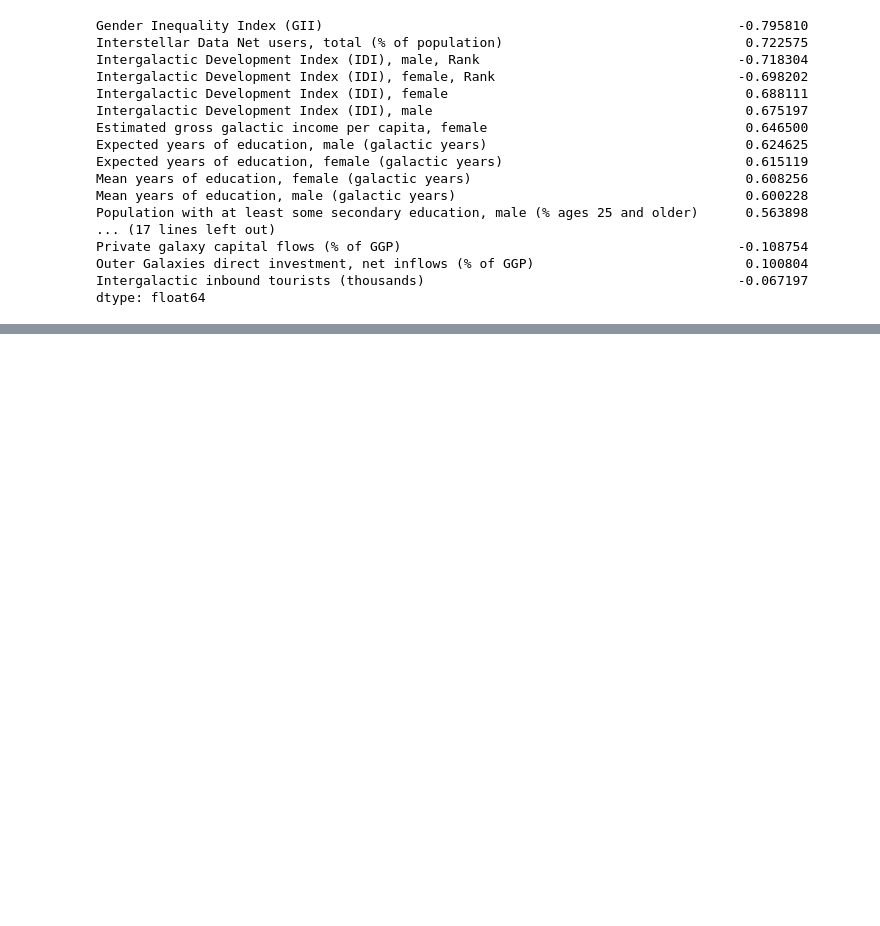
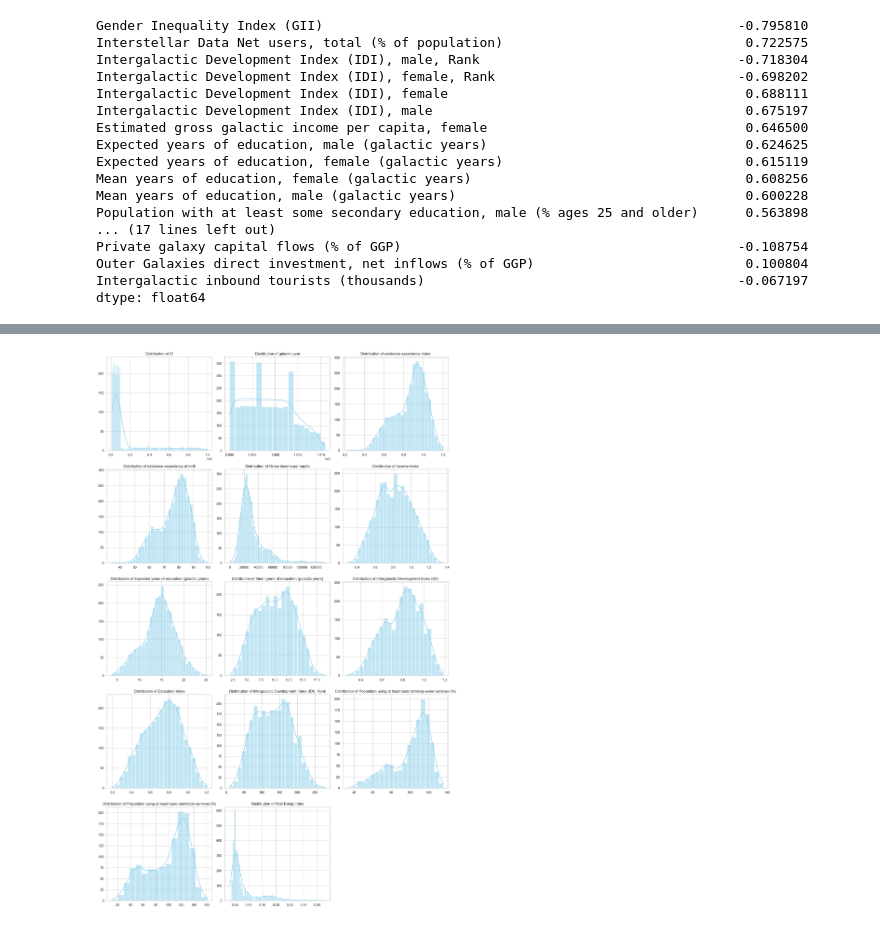
Before and after one commit to VAL-Jerono/Galaxies-Well-being, a Jupyter notebook: Galaxies.ipynb, the cells around one changed output, grey strips where cells are left out. Cells and saved outputs as stored; diff of their text form; code cells hidden in the pictures; blank space fills up the shorter version.

```diff
--- a/Galaxies.ipynb
+++ b/Galaxies.ipynb
@@ -539,0 +813,27 @@ dtype: float64
+# %%
+# Determine the number of numeric columns (excluding ID)
+num_plots = len(numeric_cols)
+
+# Calculate required rows and columns
+cols = 3
+rows = (num_plots + cols - 1) // cols  # Ceiling division
+
+# Set up the matplotlib figure
+fig, axes = plt.subplots(nrows=rows, ncols=cols, figsize=(16, 5 * rows))
+axes = axes.flatten()
+
+# Plot histograms
+for i, col in enumerate(numeric_cols):
+    sns.histplot(df[col], kde=True, ax=axes[i], color='skyblue')
+    axes[i].set_title(f'Distribution of {col}')
+    axes[i].set_xlabel('')
+    axes[i].set_ylabel('')
+
+# Remove unused subplots
+for j in range(i + 1, len(axes)):
+    fig.delaxes(axes[j])
+
+plt.tight_layout()
+plt.show()
+# %% [output]
+[figure, added]
```
Also changed, not shown: parts of 17 cells of this notebook, 1 other file.
